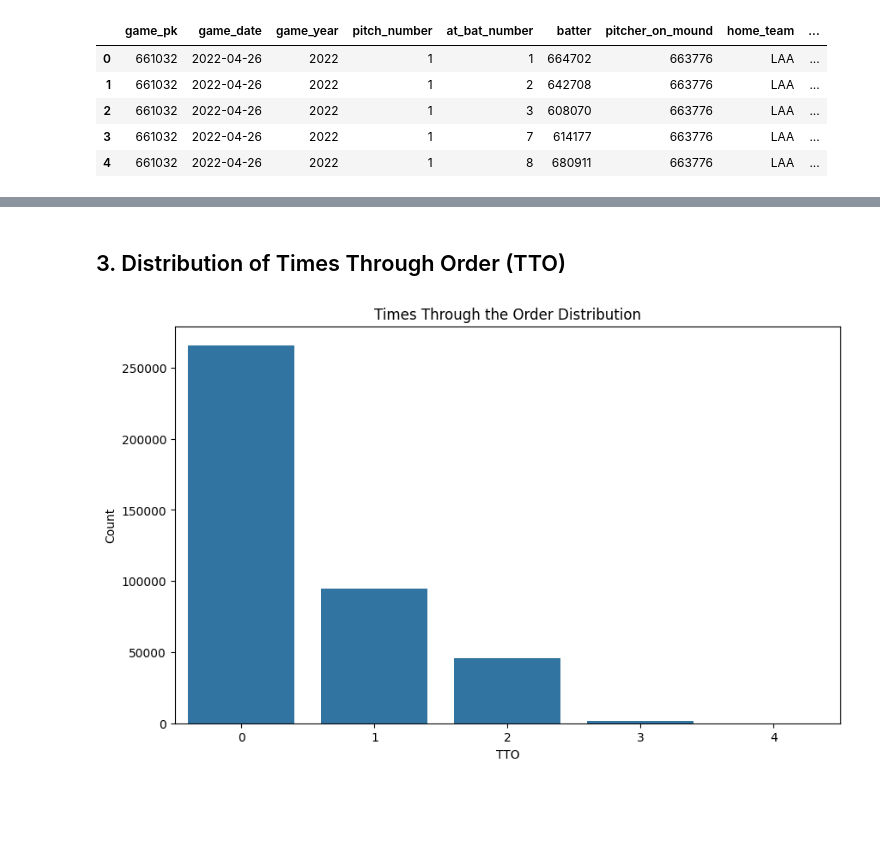
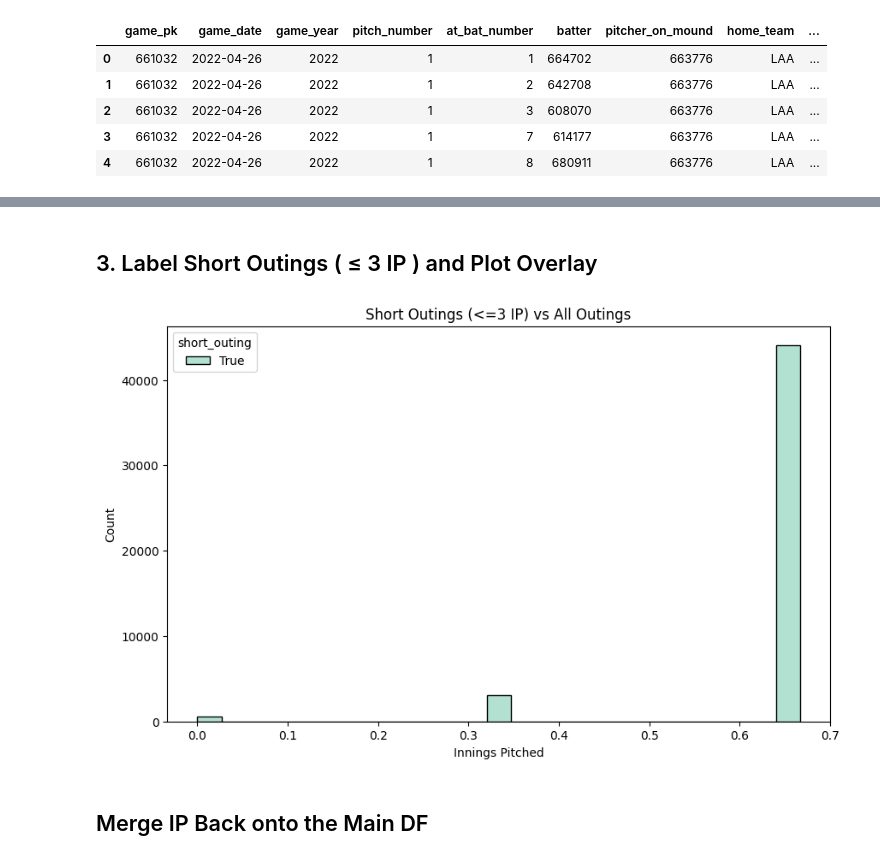
Before and after one commit to EthanBobrik/MLB-Bullpen-Strategy, a Jupyter notebook: notebooks/03_eda_sanity.ipynb, the cells around one changed output, grey strips where cells are left out. Saved outputs shown, nothing was run; the diff lists cells and outputs as text; code cells hidden in the pictures; blank space fills up the shorter version.

```diff
--- a/notebooks/03_eda_sanity.ipynb
+++ b/notebooks/03_eda_sanity.ipynb
@@ -93,13 +120,24 @@ plt.show()
 # %% [markdown]
-## 3. Distribution of Times Through Order (TTO)
+## 3. Label Short Outings ( ≤ 3 IP ) and Plot Overlay
 # %%
+SHORT_IP_THRESHOLD = 3.0
+ip_per_app["short_outing"] = ip_per_app["innings_pitched"] <= SHORT_IP_THRESHOLD
+
 plt.figure(figsize=(10,6))
-sns.countplot(x=df[TTO_COL])
-plt.title("Times Through the Order Distribution")
-plt.xlabel("TTO")
+sns.histplot(
+    data=ip_per_app,
+    x="innings_pitched",
+    hue="short_outing",
+    bins=25,
+    multiple="layer",
+    palette="Set2"
+)
+plt.title("Short Outings (<=3 IP) vs All Outings")
+plt.xlabel("Innings Pitched")
 plt.ylabel("Count")
-
-plt.savefig(f"{viz_folder}/tto_distribution.png", dpi=300)
+plt.savefig("viz/short_outings_overlay.png", dpi=300)
 plt.show()
 # %% [output]
-[figure, old version]
+[figure, new version]
+# %% [markdown]
+## Merge IP Back onto the Main DF
```
Also changed, not shown: parts of 30 cells of this notebook, 9 other files.
